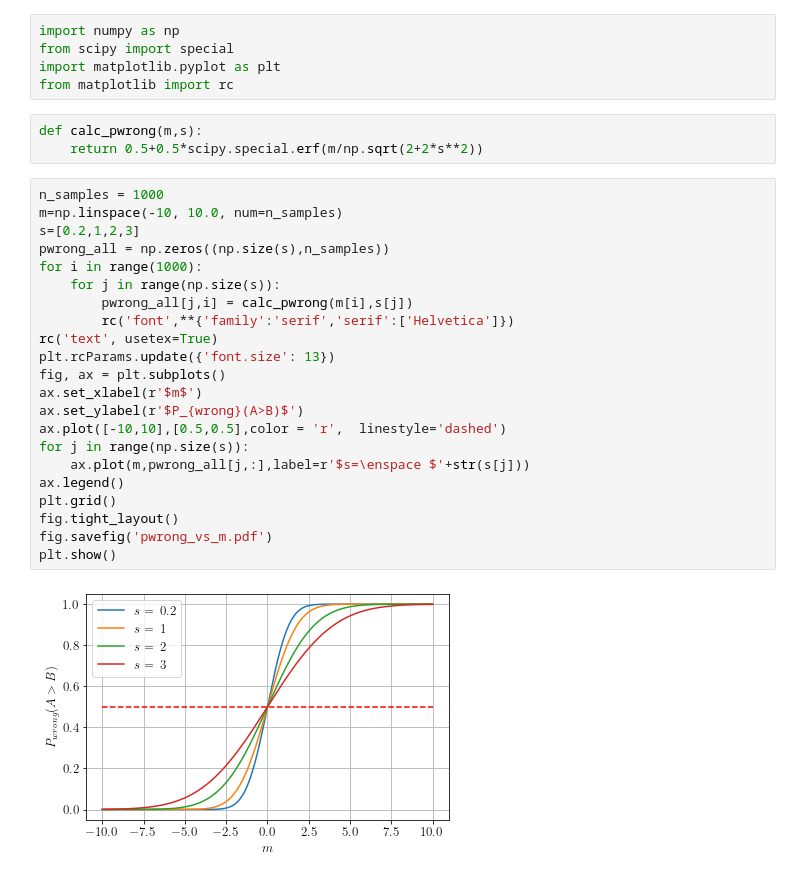
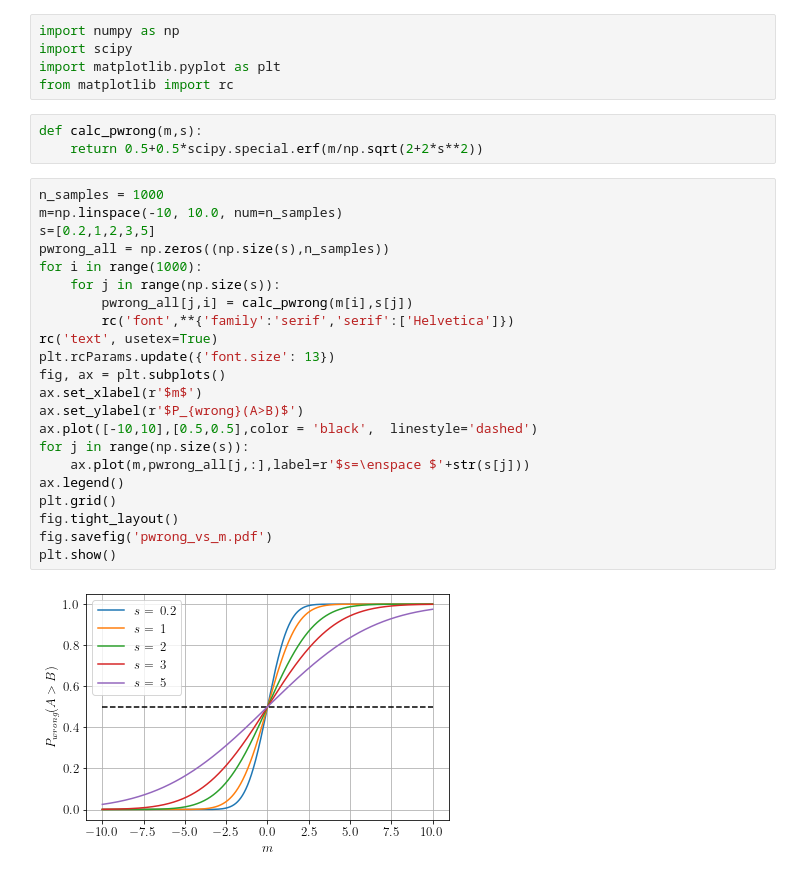
Before and after one commit to industrial-optimization-group/offline_data_driven_moea, a Jupyter notebook: scratch/plot_p_wrong.ipynb, the cells around one changed output. Saved outputs shown, nothing was run; the diff lists cells and outputs as text.

```diff
--- a/scratch/plot_p_wrong.ipynb
+++ b/scratch/plot_p_wrong.ipynb
@@ -1,6 +1,6 @@
 # %%
 import numpy as np
-from scipy import special
+import scipy
 import matplotlib.pyplot as plt
 from matplotlib import rc
 # %%
@@ -9,24 +9,24 @@ def calc_pwrong(m,s):
 # %%
 n_samples = 1000
 m=np.linspace(-10, 10.0, num=n_samples)
-s=[0.2,1,2,3]
+s=[0.2,1,2,3,5]
 pwrong_all = np.zeros((np.size(s),n_samples))
 for i in range(1000):
     for j in range(np.size(s)):
         pwrong_all[j,i] = calc_pwrong(m[i],s[j])
         rc('font',**{'family':'serif','serif':['Helvetica']})
 rc('text', usetex=True)
 plt.rcParams.update({'font.size': 13})
 fig, ax = plt.subplots()
 ax.set_xlabel(r'$m$')
 ax.set_ylabel(r'$P_{wrong}(A>B)$')
-ax.plot([-10,10],[0.5,0.5],color = 'r',  linestyle='dashed')
+ax.plot([-10,10],[0.5,0.5],color = 'black',  linestyle='dashed')
 for j in range(np.size(s)):
     ax.plot(m,pwrong_all[j,:],label=r'$s=\enspace $'+str(s[j]))
 ax.legend()
 plt.grid()
 fig.tight_layout()
 fig.savefig('pwrong_vs_m.pdf')
 plt.show()
 # %% [output]
-[figure, old version]
+[figure, new version]
```
Also changed, not shown: parts of 1 cell of this notebook, 4 other files.
